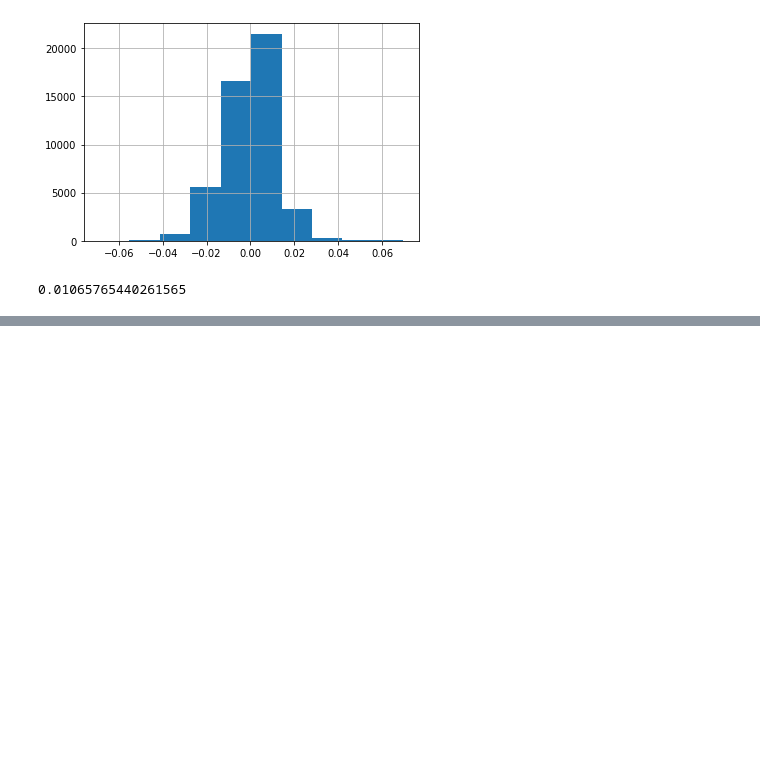
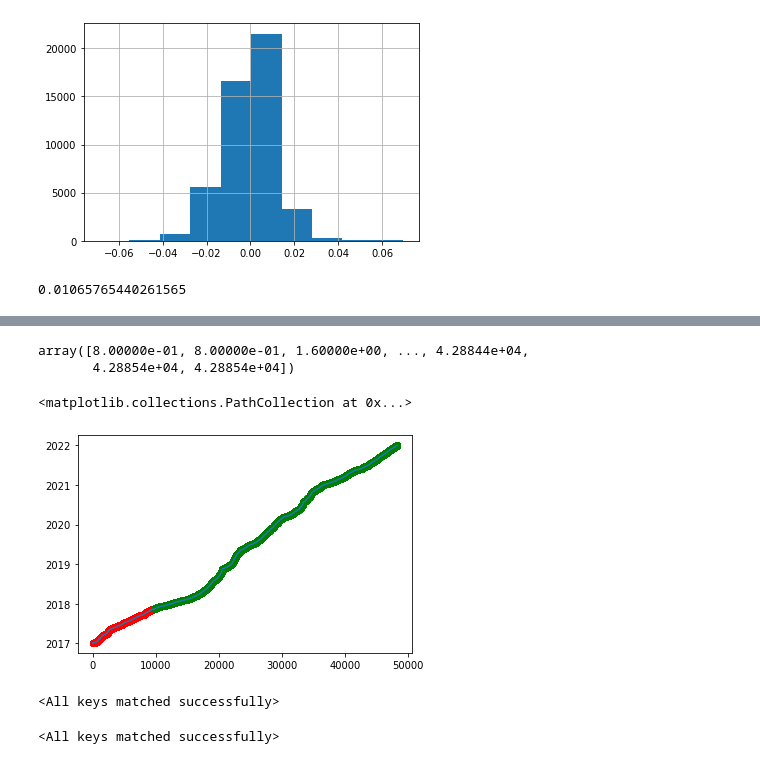
Before and after one commit to verugu/bitcoin, a Jupyter notebook: finance.ipynb, the cells around one changed output, grey strips where cells are left out. Drawn from its saved outputs; the diff is of its cells as text; code cells hidden in the pictures; blank space fills up the shorter version.

```diff
--- a/finance.ipynb
+++ b/finance.ipynb
@@ -367,0 +408,3 @@ golden_cross = ema_twohour['mean'][ema_twoday['mean'] < ema_twohour['mean']]
+# %%
+features = np.load('features.npy', allow_pickle=True).tolist()
+labels = np.load('labels.npy', allow_pickle=True)
@@ -367,0 +413,36 @@ golden_cross = ema_twohour['mean'][ema_twoday['mean'] < ema_twohour['mean']]
+# %%
+keys = features.keys()
+keys = np.array(list(keys)).astype('datetime64[s]')
+# %%
+np.cumsum(w_labels)
+# %% [output]
+array([8.00000e-01, 8.00000e-01, 1.60000e+00, ..., 4.28844e+04,
+       4.28854e+04, 4.28854e+04])
+# %%
+#divは分割グループ数。test_goupは[1,2]なら0-9のうち1,2をテストデータとするという意味
+#これはindicesを返す。term分が重ならないようにtrainは端を消す
+def split_cvcs(times, div, test_group, term):
+    length = len(times)
+    unit = length//div #1グループあたりのデータ数
+    indices = np.arange(length)
+    test1 = indices[unit*test_group[0] : unit*(test_group[0]+1)]
+    test2 = indices[unit*test_group[1] : unit*(test_group[1]+1)]
+    test_indices = np.concatenate([test1, test2])
+
+    #term分重ならないように訓練データを消す
+    t1_start = times[test1[0]]-term; t1_end = times[test1[-1]]+term
+    t2_start = times[test2[0]]-term; t2_end = times[test2[-1]]+term
+
+    train_indices = np.where((times<=t1_start) |
+                            ((times>=t1_end) & (times<=t2_start)) |
+                            (times>=t2_end))[0]
+    return train_indices, test_indices
+# %%
+train, test = split_cvcs(keys, 10, [0,1], pd.Timedelta(days=3))
+# %%
+plt.plot(keys)
+plt.scatter(test,keys[test], color='red')
+plt.scatter(train, keys[train], color='green')
+# %% [output]
+<matplotlib.collections.PathCollection at 0x...>
+[figure, added]
@@ -367,0 +458,11 @@ golden_cross = ema_twohour['mean'][ema_twoday['mean'] < ema_twohour['mean']]
+# %%
+LSTM1.load_state_dict(torch.load('LSTM_model/models_ver2/Bidirectional_CNN_LSTM_FFDAdd/model[8, 9].pth'))
+LSTM2.load_state_dict(torch.load('LSTM_model/models_ver2/Bidirectional_CNN_LSTM/model[8, 9].pth'))
+LSTM3.load_state_dict(torch.load('LSTM_model/models_ver2/CNN_LSTM/model[8, 9].pth'))
+# %% [output]
+<All keys matched successfully>
+# %%
+LSTM1 = models.CNN_BiLSTMNet1(input_size=9, output_size=2, hidden_size=64, dropout=0.2, kernel_size=5).to(device)
+LSTM1.load_state_dict(torch.load('LSTM_model/models_ver2/model[8, 9].pth'))
+# %% [output]
+<All keys matched successfully>
```
Also changed, not shown: parts of 36 cells of this notebook, 8 other files.
